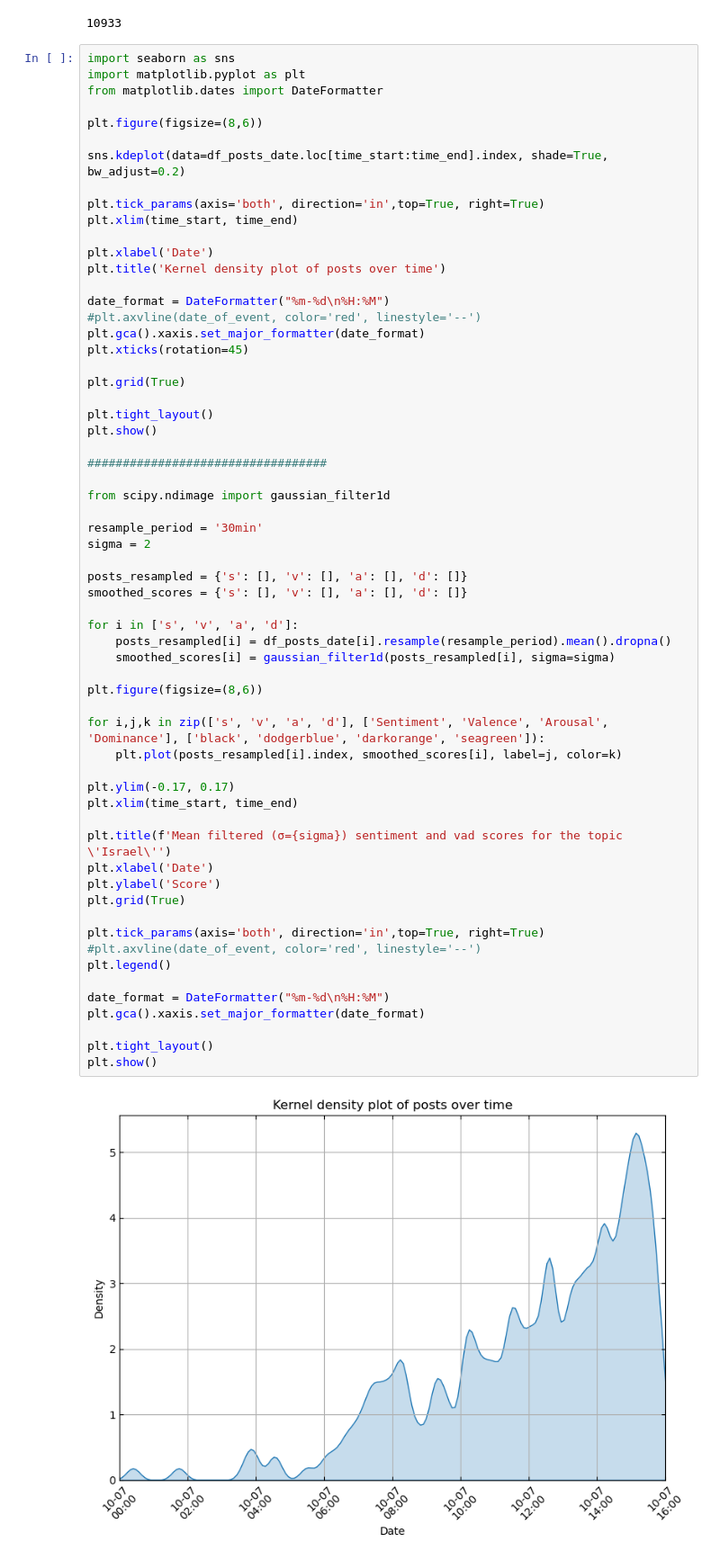
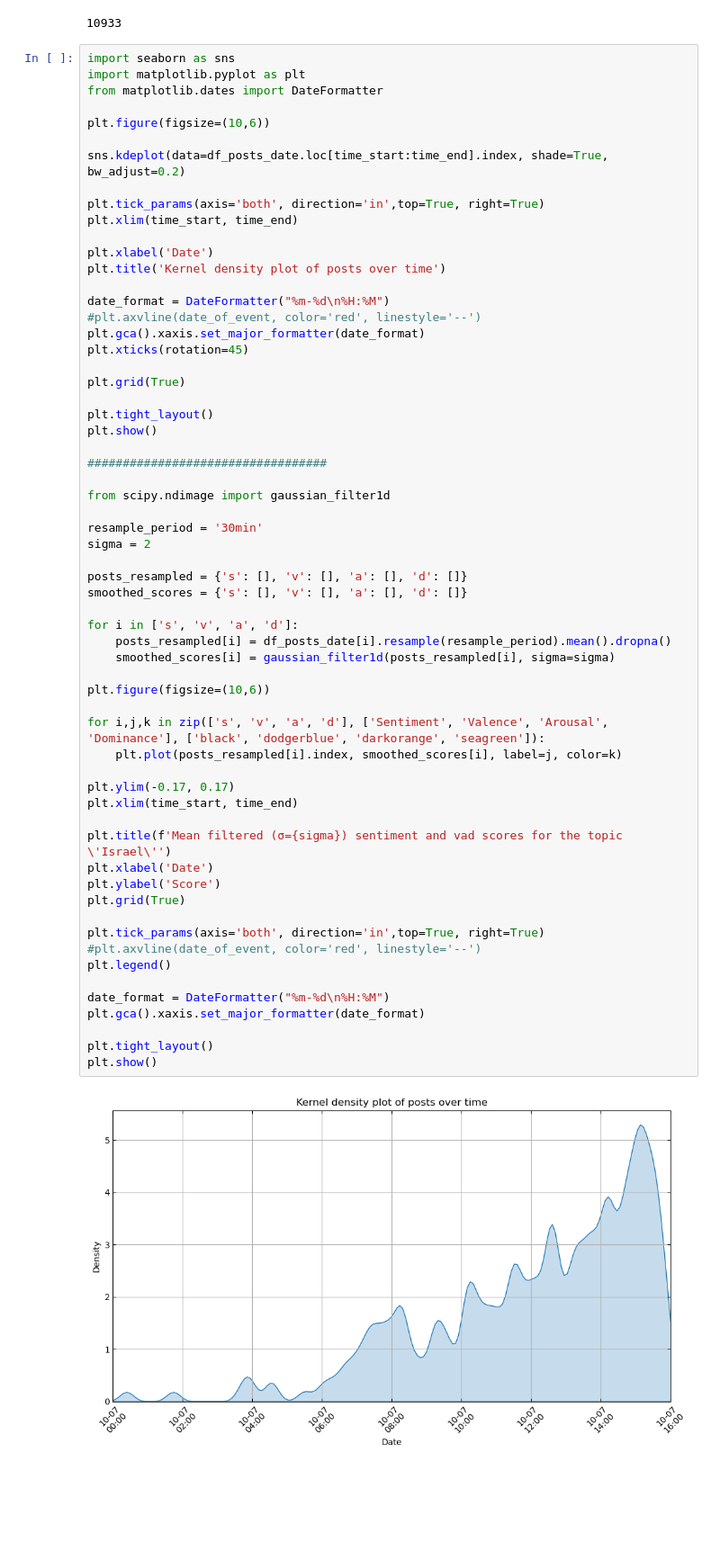
Before and after one commit to lucbijl/sociophysics, a Jupyter notebook: sentiment-analysis/israel-case/israel-sentiment-analysis.ipynb, the cells around one changed output. Shown at 90% size. Saved outputs shown, nothing was run; the diff lists cells and outputs as text; blank space fills up the shorter version.

```diff
--- a/sentiment-analysis/israel-case/israel-sentiment-analysis.ipynb
+++ b/sentiment-analysis/israel-case/israel-sentiment-analysis.ipynb
@@ -23,7 +23,7 @@ import seaborn as sns
 import matplotlib.pyplot as plt
 from matplotlib.dates import DateFormatter
 
-plt.figure(figsize=(8,6))
+plt.figure(figsize=(10,6))
 
 sns.kdeplot(data=df_posts_date.loc[time_start:time_end].index, shade=True, bw_adjust=0.2)
 
@@ -52,32 +52,32 @@ sigma = 2
 
 posts_resampled = {'s': [], 'v': [], 'a': [], 'd': []}
 smoothed_scores = {'s': [], 'v': [], 'a': [], 'd': []}
 
 for i in ['s', 'v', 'a', 'd']:
     posts_resampled[i] = df_posts_date[i].resample(resample_period).mean().dropna()
     smoothed_scores[i] = gaussian_filter1d(posts_resampled[i], sigma=sigma)
 
-plt.figure(figsize=(8,6))
+plt.figure(figsize=(10,6))
 
 for i,j,k in zip(['s', 'v', 'a', 'd'], ['Sentiment', 'Valence', 'Arousal', 'Dominance'], ['black', 'dodgerblue', 'darkorange', 'seagreen']):
     plt.plot(posts_resampled[i].index, smoothed_scores[i], label=j, color=k)
 
 plt.ylim(-0.17, 0.17)
 plt.xlim(time_start, time_end)
 
 plt.title(f'Mean filtered (σ={sigma}) sentiment and vad scores for the topic \'Israel\'')
 plt.xlabel('Date')
 plt.ylabel('Score')
 plt.grid(True)
 
 plt.tick_params(axis='both', direction='in',top=True, right=True)
 #plt.axvline(date_of_event, color='red', linestyle='--')
 plt.legend()
 
 date_format = DateFormatter("%m-%d\n%H:%M")
 plt.gca().xaxis.set_major_formatter(date_format)
 
 plt.tight_layout()
 plt.show()
 # %% [output]
-[figure, old version]
+[figure, new version]
```
Also changed, not shown: parts of 3 cells of this notebook, 5 other files.
